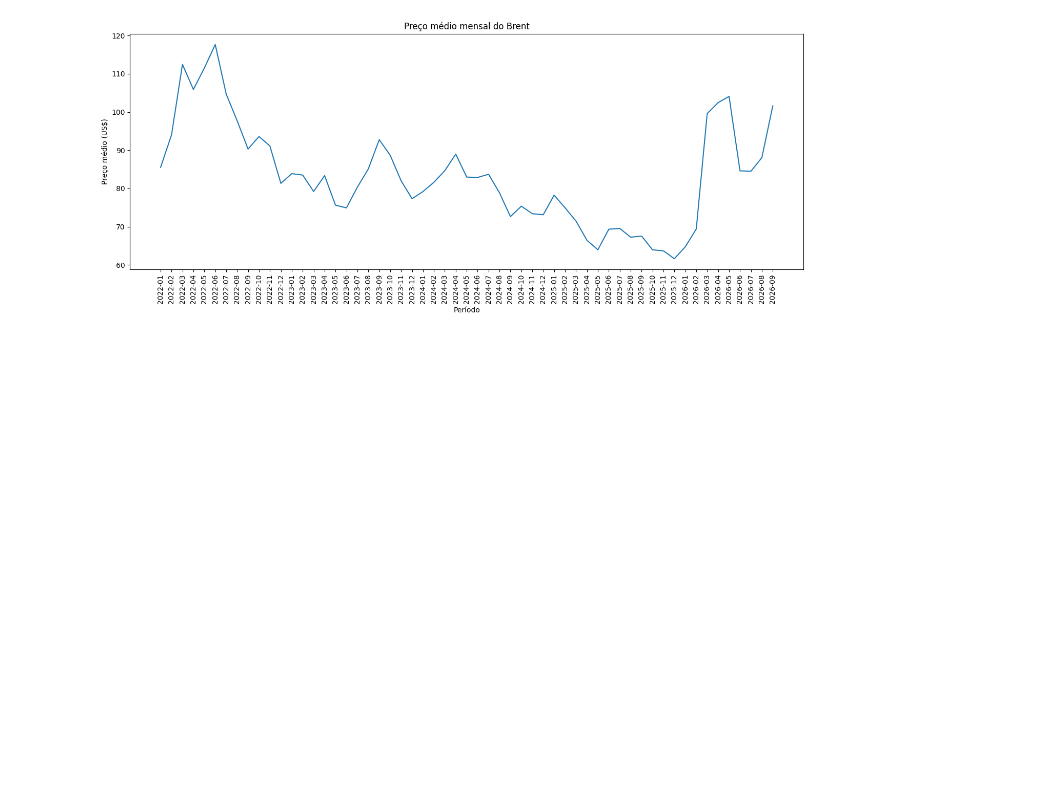
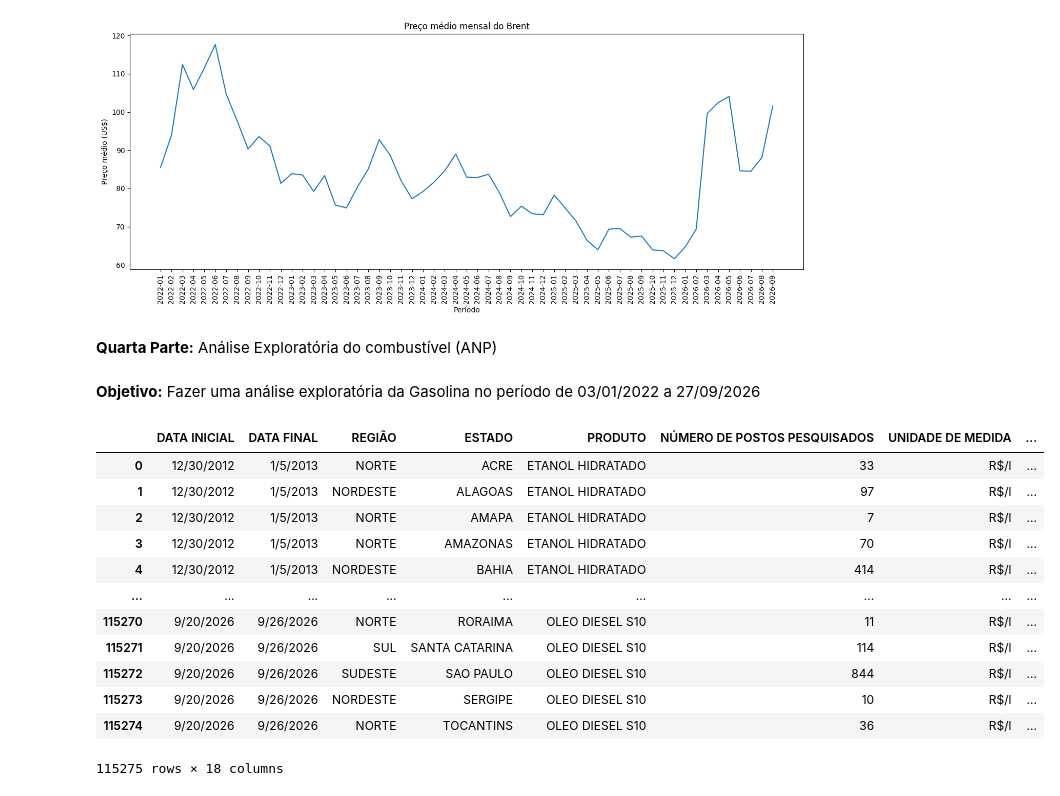
Before and after one commit to vitorjensen/Python_para_Analise_de_Dados, a Jupyter notebook: Projetos/Análise Exploratória de Combustível/Análise_Exploratória_de_Combustível.ipynb, the cells around one changed output. Saved outputs shown, nothing was run; the diff lists cells and outputs as text; code cells hidden in the pictures; blank space fills up the shorter version.

Commit message:
Iniciando Análise Exploratória da ANP

```diff
--- a/Projetos/Análise Exploratória de Combustível/Análise_Exploratória_de_Combustível.ipynb
+++ b/Projetos/Análise Exploratória de Combustível/Análise_Exploratória_de_Combustível.ipynb
@@ -316,3 +316,27 @@ plt.tight_layout()
 plt.show()
 # %% [output]
 [figure]
+# %% [markdown]
+**Quarta Parte:** Análise Exploratória do combustível (ANP)
+# %% [markdown]
+**Objetivo:** Fazer uma análise exploratória da Gasolina no período de 03/01/2022 a 27/09/2026
+# %%
+# Importando e visualizando a base de dados:
+
+df_anp = pd.read_csv('/content/drive/MyDrive/base_ANP.csv')
+
+display(df_anp)
+# %% [output]
+|  | DATA INICIAL | DATA FINAL | REGIÃO | ESTADO | PRODUTO | NÚMERO DE POSTOS PESQUISADOS | UNIDADE DE MEDIDA | ... |
+| 0 | 12/30/2012 | 1/5/2013 | NORTE | ACRE | ETANOL HIDRATADO | 33 | R$/l | ... |
+| 1 | 12/30/2012 | 1/5/2013 | NORDESTE | ALAGOAS | ETANOL HIDRATADO | 97 | R$/l | ... |
+| 2 | 12/30/2012 | 1/5/2013 | NORTE | AMAPA | ETANOL HIDRATADO | 7 | R$/l | ... |
+| 3 | 12/30/2012 | 1/5/2013 | NORTE | AMAZONAS | ETANOL HIDRATADO | 70 | R$/l | ... |
+| 4 | 12/30/2012 | 1/5/2013 | NORDESTE | BAHIA | ETANOL HIDRATADO | 414 | R$/l | ... |
+| ... | ... | ... | ... | ... | ... | ... | ... | ... |
+| 115270 | 9/20/2026 | 9/26/2026 | NORTE | RORAIMA | OLEO DIESEL S10 | 11 | R$/l | ... |
+| 115271 | 9/20/2026 | 9/26/2026 | SUL | SANTA CATARINA | OLEO DIESEL S10 | 114 | R$/l | ... |
+| 115272 | 9/20/2026 | 9/26/2026 | SUDESTE | SAO PAULO | OLEO DIESEL S10 | 844 | R$/l | ... |
+| 115273 | 9/20/2026 | 9/26/2026 | NORDESTE | SERGIPE | OLEO DIESEL S10 | 10 | R$/l | ... |
+| 115274 | 9/20/2026 | 9/26/2026 | NORTE | TOCANTINS | OLEO DIESEL S10 | 36 | R$/l | ... |
+115275 rows × 18 columns
```
Also changed, not shown: parts of 5 cells of this notebook.
